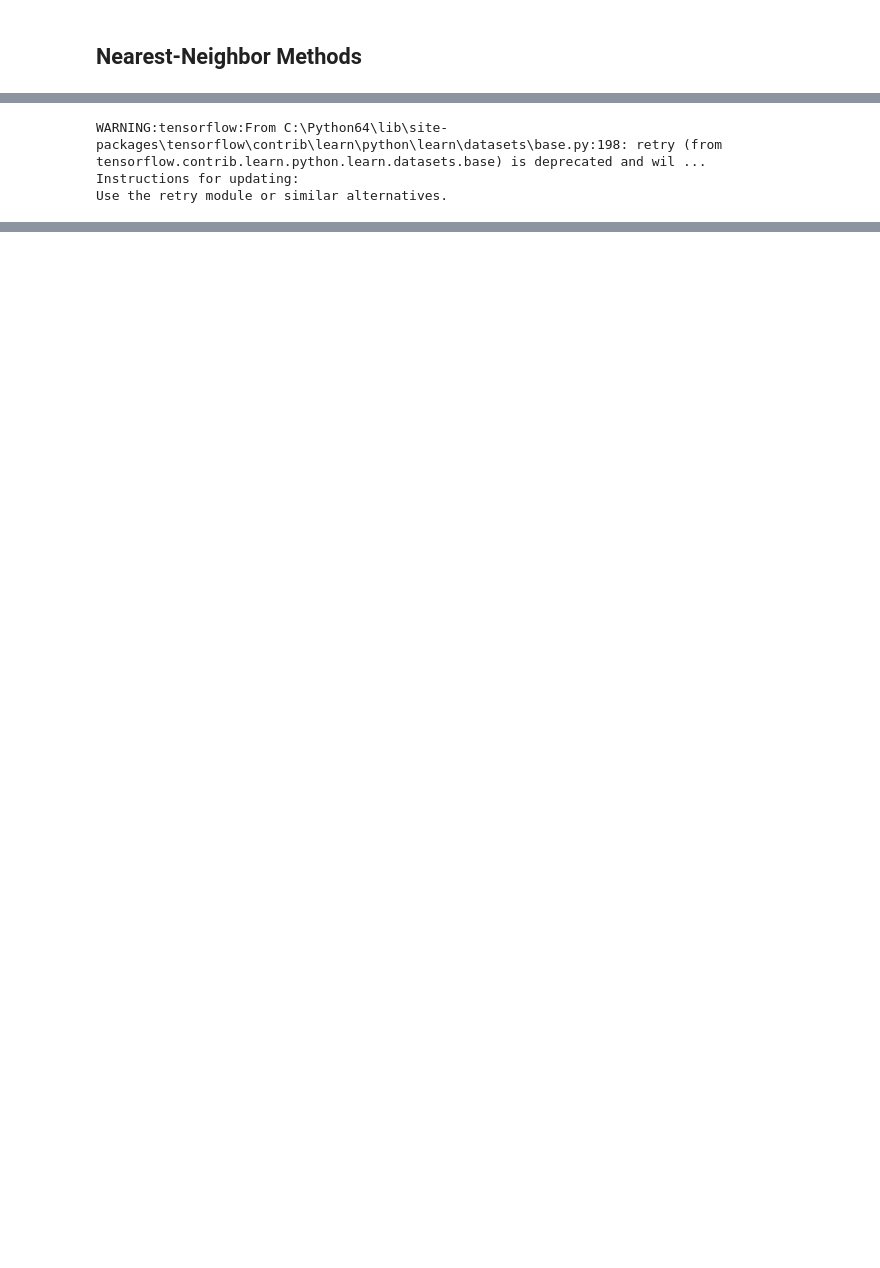
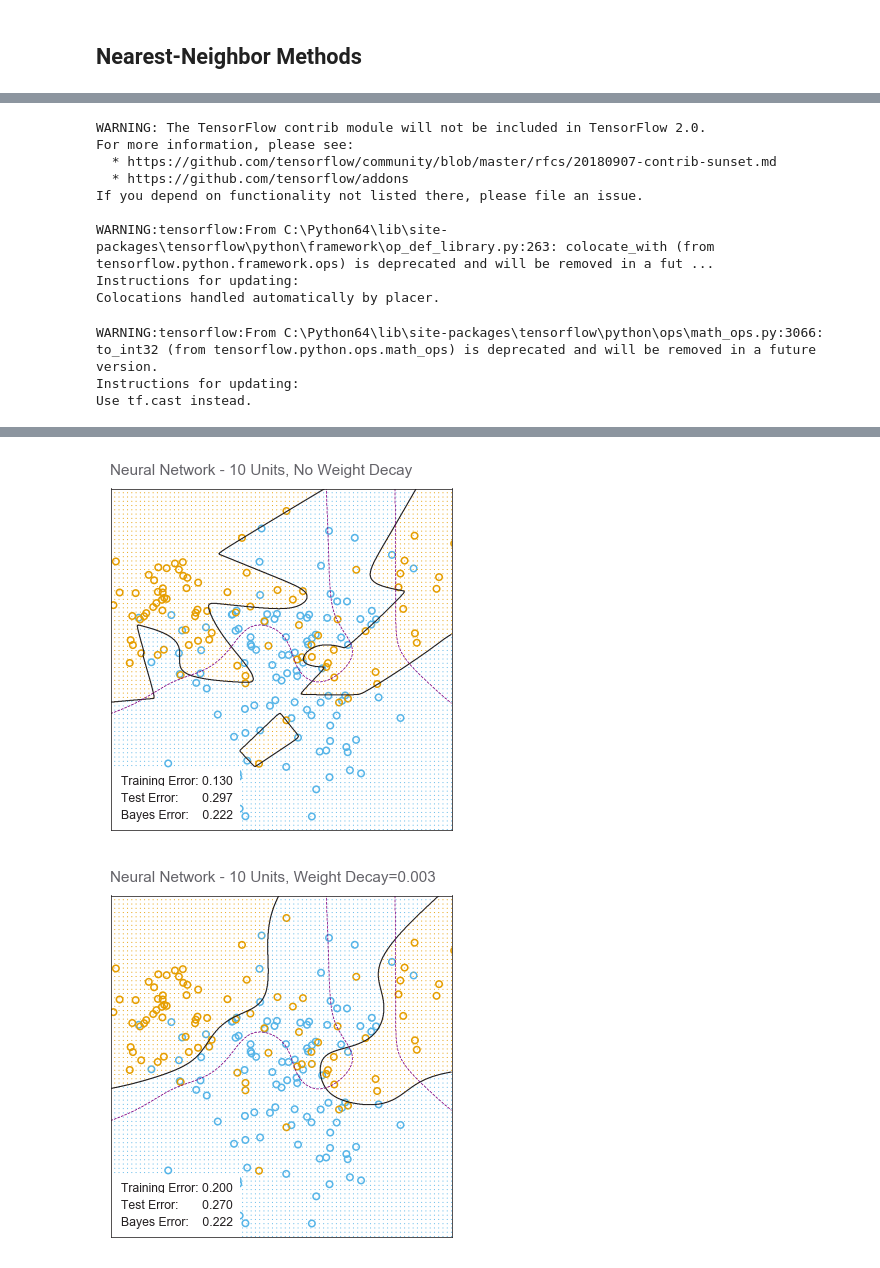
Before and after one commit to empathy87/The-Elements-of-Statistical-Learning-Python-Notebooks, a Jupyter notebook: examples/Mixture.ipynb, the cells around one changed output, grey strips where cells are left out. Cells and saved outputs as stored; diff of their text form; code cells hidden in the pictures; blank space fills up the shorter version.

Commit message:
mixture

```diff
--- a/examples/Mixture.ipynb
+++ b/examples/Mixture.ipynb
@@ -280,23 +292,82 @@ initializer = tf.contrib.layers.xavier_initializer()
 x = tf.placeholder(tf.float64, shape=[None, 2])
 y = tf.placeholder(tf.float64, shape=[None, 2])
 
-# variables to be optimized with initial guess
 A = tf.Variable(initializer([2, n_hidden], dtype=tf.float64))
 a0 = tf.Variable(initializer([1, n_hidden], dtype=tf.float64))
-Z = tf.nn.sigmoid(a0 + x@A)
-
 B = tf.Variable(initializer([n_hidden, 2], dtype=tf.float64))
 b0 = tf.Variable(initializer([2], dtype=tf.float64))
 
+# PAGE 392. Derived features Zm are created from linear combinations of the inputs,
+#           and then the target Yk is modeled as a function of linear combinations of the Zm,
+#           The activation function σ(v) is usually chosen to be the sigmoid σ(v) = 1/(1+e−v);
+Z = tf.nn.sigmoid(a0 + x@A)
 T = b0 + Z@B
 
+# PAGE 393. The output function gk(T) allows a ﬁnal transformation of the vector of outputs T.
+#           For regression we typically choose the identity function gk(T) = Tk.
+#           Early work in K-class classiﬁcation also used the identity function, but this was
+#           later abandoned in favor of the softmax function
 y_hat = tf.nn.softmax(T)
+
+# PAGE 395. For classiﬁcation we use either squared error or cross-entropy (deviance)
 cross_entropy = y*tf.log(y_hat)
 loss = tf.reduce_mean(-tf.reduce_sum(cross_entropy, reduction_indices = 1))
 # %% [output]
-WARNING:tensorflow:From C:\Python64\lib\site-packages\tensorflow\contrib\learn\python\learn\datasets\base.py:198: retry (from tensorflow.contrib.learn.python.learn.datasets.base) is deprecated and wil ...
+WARNING: The TensorFlow contrib module will not be included in TensorFlow 2.0.
+For more information, please see:
+  * https://github.com/tensorflow/community/blob/master/rfcs/20180907-contrib-sunset.md
+  * https://github.com/tensorflow/addons
+If you depend on functionality not listed there, please file an issue.
+
+WARNING:tensorflow:From C:\Python64\lib\site-packages\tensorflow\python\framework\op_def_library.py:263: colocate_with (from tensorflow.python.framework.ops) is deprecated and will be removed in a fut ...
 Instructions for updating:
-Use the retry module or similar alternatives.
+Colocations handled automatically by placer.
 # %%
 feed_dict = {x: X_train_standartized,
              y: Y_train_one_hot}
+# %%
+# PAGE 395. The generic approach to minimizing R(θ) is by gradient descent,
+#           called back-propagation in this setting. Because of the compositional
+#           form of the model, the gradient can be easily derived using the chain rule
+#           for diﬀerentiation. This can be computed by a forward and backward sweep
+#           over the network, keeping track only of quantities local to each unit.
+adm = tf.train.AdamOptimizer(1e-2).minimize(loss)
+
+# PAGE 395. Typically we don’t want the global minimizer of R(θ),
+#           as this is likely to be an overﬁt solution. Instead some regularization
+#           is needed: this is achieved directly through a penalty term,
+#           or indirectly by early stopping.
+admW = tf.contrib.opt.AdamWOptimizer(0.003, learning_rate=1e-2).minimize(loss)
+# %% [output]
+WARNING:tensorflow:From C:\Python64\lib\site-packages\tensorflow\python\ops\math_ops.py:3066: to_int32 (from tensorflow.python.ops.math_ops) is deprecated and will be removed in a future version.
+Instructions for updating:
+Use tf.cast instead.
+# %%
+# let's write a generic training procedure
+def train_and_plot(optimizer_step, title):
+    session.run(tf.global_variables_initializer())
+    step = 0
+    # calc initial loss
+    current_loss = session.run(loss, feed_dict)
+    while step < 100000:
+        step += 1
+        if math.log(step, 5).is_integer():
+            print(f'step: {step}, current loss: {current_loss}')
+        session.run(optimizer_step, feed_dict)
+        current_loss = session.run(loss, feed_dict)
+    print(f'ENDED ON STEP: {step}, FINAL LOSS: {current_loss}')
+
+    def nn_predict(X):
+        X = scaler.transform(X)
+        # PAGE 395. and the corresponding classiﬁer is G(x) = argmaxkfk(x)
+        return np.argmax(session.run(y_hat, {x: X}), axis=1)
+    _, _ = plot_model_detailed(nn_predict, title)
+# %%
+# PAGE 399. A neural network on the mixture example of Chapter 2.
+#           The upper panel uses no weight decay, and overﬁts the training data.
+#           The lower panel uses weight decay, and achieves close to the Bayes error rate
+#           (broken purple boundary). Both use the softmax activation function and
+#           cross-entropy error.
+train_and_plot(adm, 'Neural Network - 10 Units, No Weight Decay')
+train_and_plot(admW, 'Neural Network - 10 Units, Weight Decay=0.003')
+# %% [output]
@@ -302,0 +388,2 @@ feed_dict = {x: X_train_standartized,
+[figure, added]
+[figure, added]
```
Also changed, not shown: parts of 30 cells of this notebook, 2 other files.
